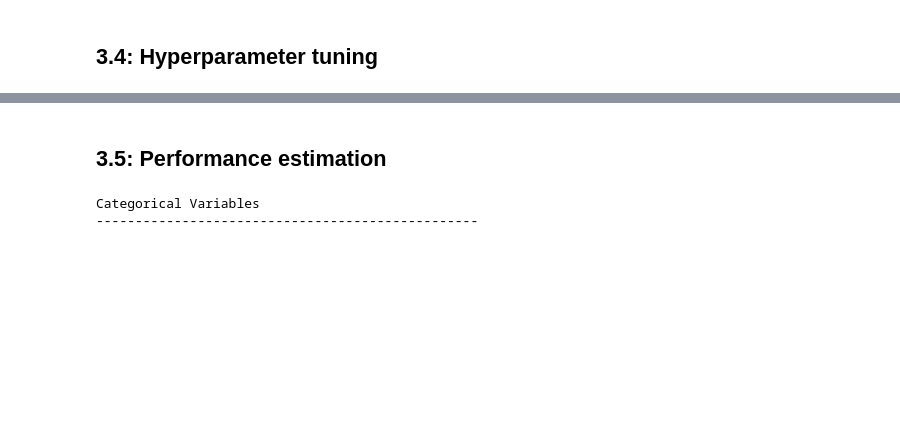
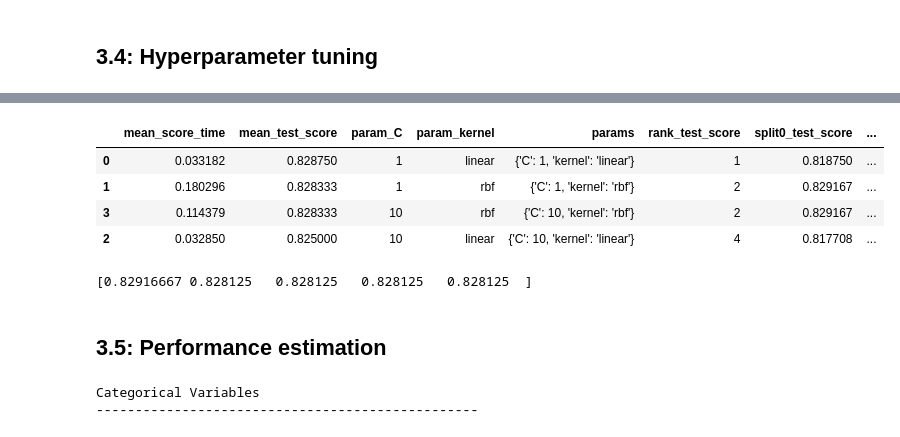
Before and after one commit to TinaSunS/MMA869, a Jupyter notebook: MMA_MMAB_MMAI_2023_869_Individual_Assignment.ipynb, the cells around one changed output, grey strips where cells are left out. Saved outputs shown, nothing was run; the diff lists cells and outputs as text; code cells hidden in the pictures; blank space fills up the shorter version.

```diff
--- a/MMA_MMAB_MMAI_2023_869_Individual_Assignment.ipynb
+++ b/MMA_MMAB_MMAI_2023_869_Individual_Assignment.ipynb
@@ -688,0 +719,11 @@ print(cross_val_score(Clf, X_train, y_train, cv=5,scoring= 'f1_micro'))
+# %%
+from sklearn import svm, datasets
+from sklearn.model_selection import GridSearchCV
+from sklearn.svm import SVC
+parameters = {'kernel':('linear', 'rbf'), 'C':[1, 10]}
+svc = svm.SVC()
+clf1 = GridSearchCV(svc, parameters)
+clf1.fit(X_train, y_train)
+GridSearchCV(estimator=SVC(),
+             param_grid={'C': [1, 10], 'kernel': ('linear', 'rbf')})
+sorted(clf1.cv_results_.keys())
@@ -689,3 +750,35 @@ print(cross_val_score(Clf, X_train, y_train, cv=5,scoring= 'f1_micro'))
+# %%
+cv_results = pd.DataFrame(clf1.cv_results_)
+cv_results = cv_results.sort_values("mean_test_score", ascending=False)
+cv_results[
+    [
+        'mean_score_time',
+ 'mean_test_score',
+ 'param_C',
+ 'param_kernel',
+ 'params',
+ 'rank_test_score',
+ 'split0_test_score',
+ 'split1_test_score',
+ 'split2_test_score',
+ 'split3_test_score',
+ 'split4_test_score',
+ 'std_fit_time',
+ 'std_score_time',
+ 'std_test_score',
+    ]
+].head(5)
+# %% [output]
+|  | mean_score_time | mean_test_score | param_C | param_kernel | params | rank_test_score | split0_test_score | ... |
+| 0 | 0.033182 | 0.828750 | 1 | linear | {'C': 1, 'kernel': 'linear'} | 1 | 0.818750 | ... |
+| 1 | 0.180296 | 0.828333 | 1 | rbf | {'C': 1, 'kernel': 'rbf'} | 2 | 0.829167 | ... |
+| 3 | 0.114379 | 0.828333 | 10 | rbf | {'C': 10, 'kernel': 'rbf'} | 2 | 0.829167 | ... |
+| 2 | 0.032850 | 0.825000 | 10 | linear | {'C': 10, 'kernel': 'linear'} | 4 | 0.817708 | ... |
+# %%
+
+print(cross_val_score(clf1, X_train_new, y_train, cv=5,scoring= 'f1_micro'))
+# %% [output]
+[0.82916667 0.828125   0.828125   0.828125   0.828125  ]
 # %% [markdown]
 ## 3.5: Performance estimation
 # %%
```
Also changed, not shown: parts of 53 cells of this notebook.
